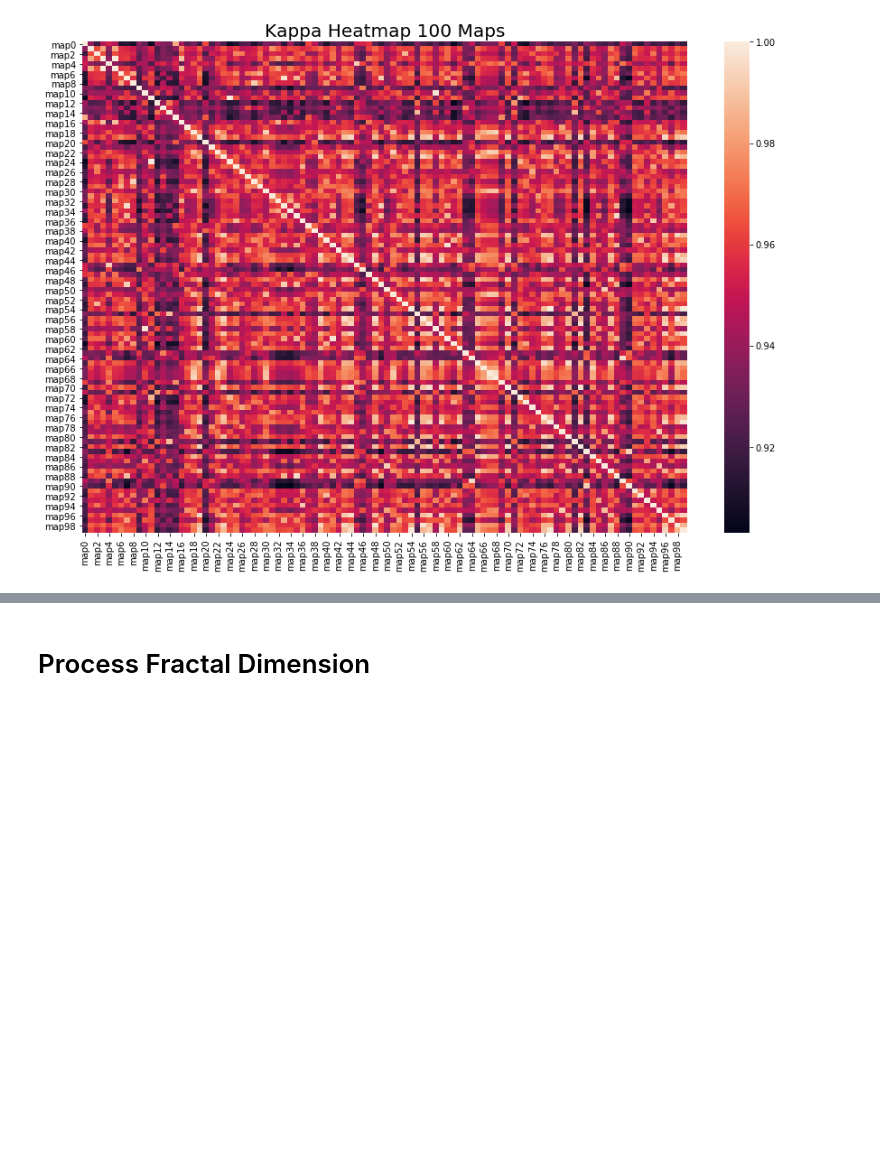
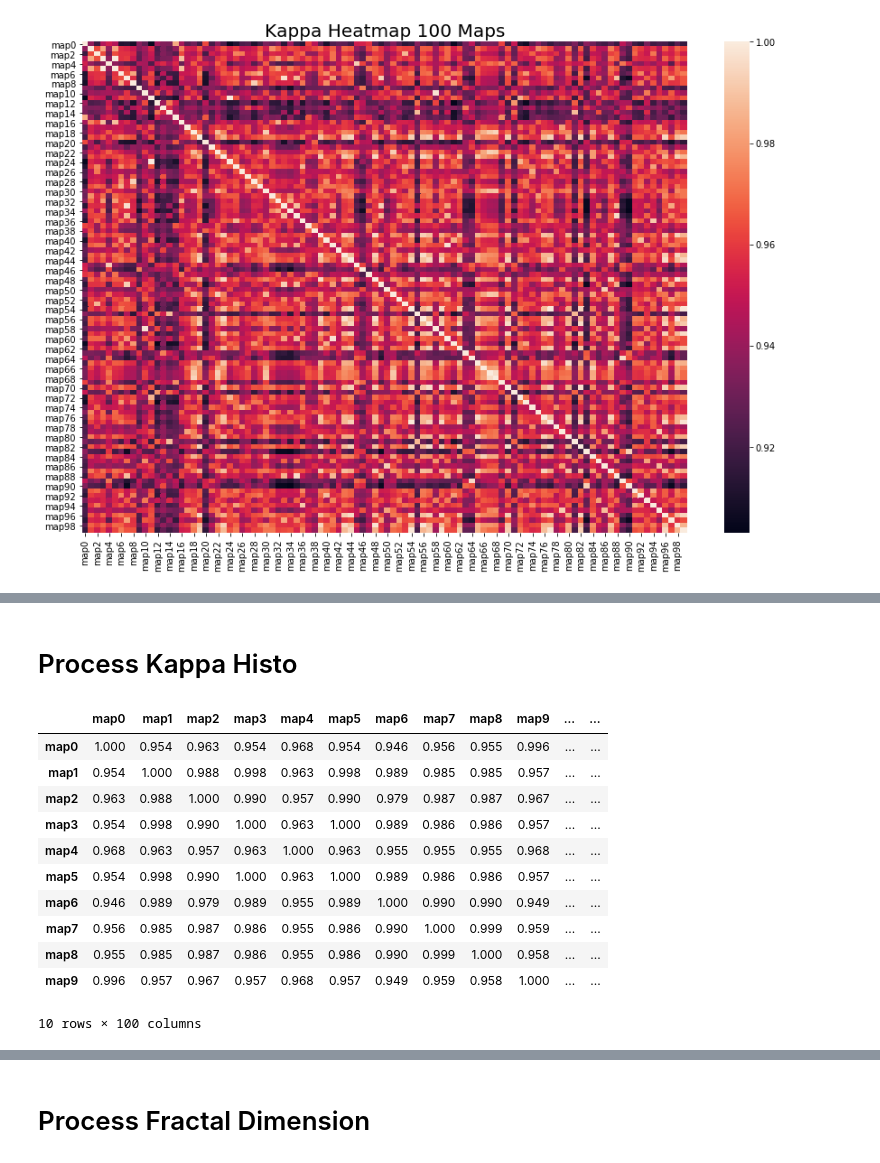
Before and after one commit to OQuispel/metric_clustering, a Jupyter notebook: cmdprompt_mck.ipynb, the cells around one changed output, grey strips where cells are left out. Drawn from its saved outputs; the diff is of its cells as text; code cells hidden in the pictures; blank space fills up the shorter version.

```diff
--- a/cmdprompt_mck.ipynb
+++ b/cmdprompt_mck.ipynb
@@ -125,0 +180,2 @@ _ = plt.title("Kappa Heatmap 100 Maps", fontsize =20)
+# %% [markdown]
+# Process Kappa Histo
@@ -125,0 +199,16 @@ _ = plt.title("Kappa Heatmap 100 Maps", fontsize =20)
+# %%
+df_histo = df_histo.astype(float).round(decimals=3)
+df_histo.head(10)
+# %% [output]
+|  | map0 | map1 | map2 | map3 | map4 | map5 | map6 | map7 | map8 | map9 | ... | ... |
+| map0 | 1.000 | 0.954 | 0.963 | 0.954 | 0.968 | 0.954 | 0.946 | 0.956 | 0.955 | 0.996 | ... | ... |
+| map1 | 0.954 | 1.000 | 0.988 | 0.998 | 0.963 | 0.998 | 0.989 | 0.985 | 0.985 | 0.957 | ... | ... |
+| map2 | 0.963 | 0.988 | 1.000 | 0.990 | 0.957 | 0.990 | 0.979 | 0.987 | 0.987 | 0.967 | ... | ... |
+| map3 | 0.954 | 0.998 | 0.990 | 1.000 | 0.963 | 1.000 | 0.989 | 0.986 | 0.986 | 0.957 | ... | ... |
+| map4 | 0.968 | 0.963 | 0.957 | 0.963 | 1.000 | 0.963 | 0.955 | 0.955 | 0.955 | 0.968 | ... | ... |
+| map5 | 0.954 | 0.998 | 0.990 | 1.000 | 0.963 | 1.000 | 0.989 | 0.986 | 0.986 | 0.957 | ... | ... |
+| map6 | 0.946 | 0.989 | 0.979 | 0.989 | 0.955 | 0.989 | 1.000 | 0.990 | 0.990 | 0.949 | ... | ... |
+| map7 | 0.956 | 0.985 | 0.987 | 0.986 | 0.955 | 0.986 | 0.990 | 1.000 | 0.999 | 0.959 | ... | ... |
+| map8 | 0.955 | 0.985 | 0.987 | 0.986 | 0.955 | 0.986 | 0.990 | 0.999 | 1.000 | 0.958 | ... | ... |
+| map9 | 0.996 | 0.957 | 0.967 | 0.957 | 0.968 | 0.957 | 0.949 | 0.959 | 0.958 | 1.000 | ... | ... |
+10 rows × 100 columns
```
Also changed, not shown: parts of 17 cells of this notebook, 1 other file.
